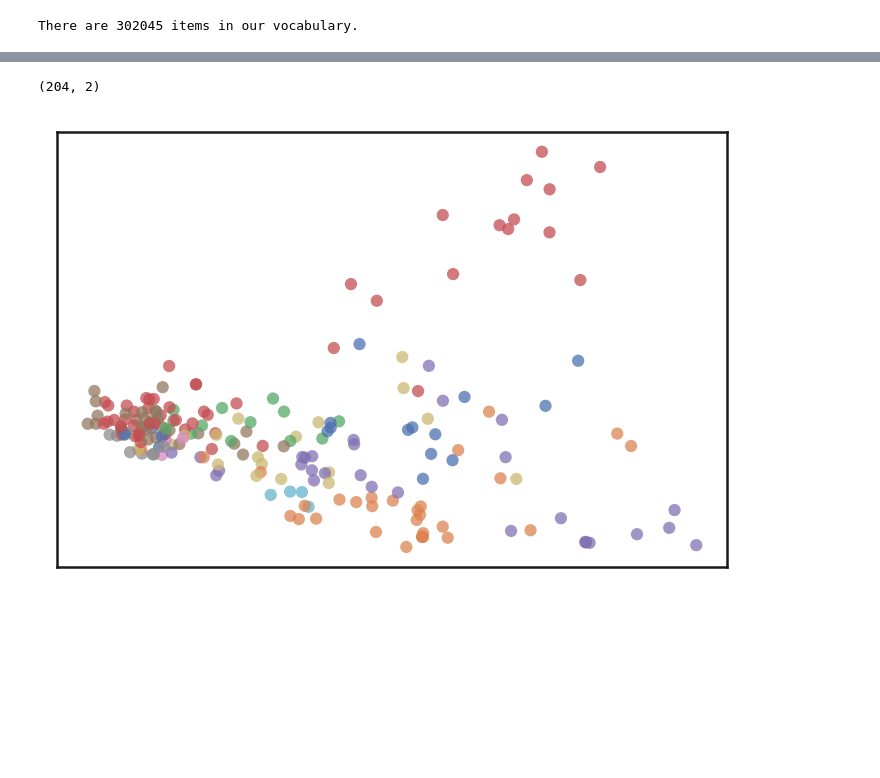
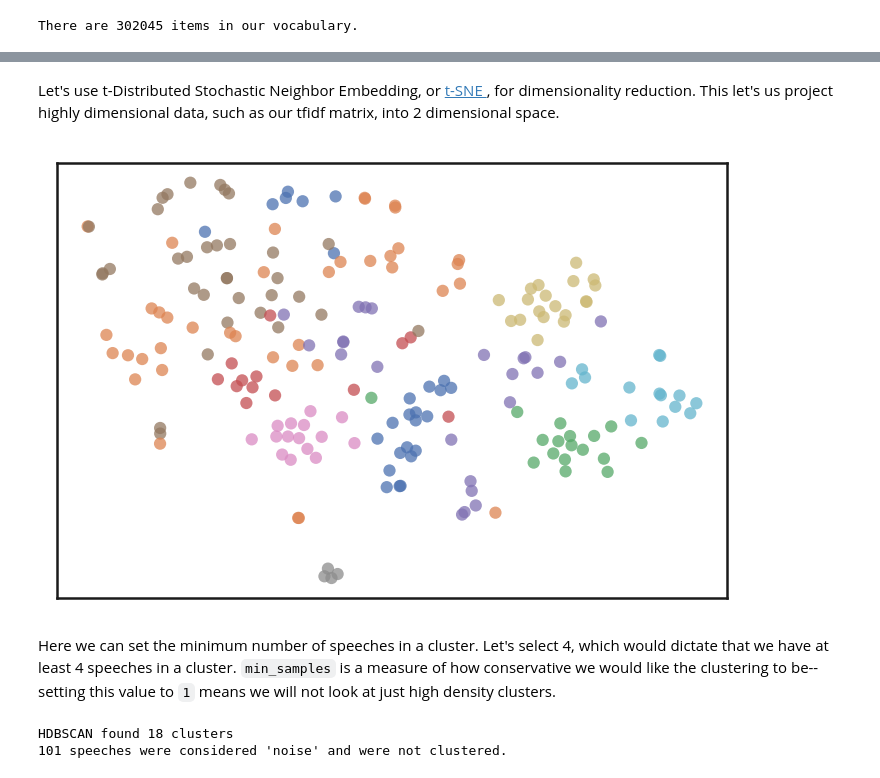
Before and after one commit to DistrictDataLabs/dod-ds-overview, a Jupyter notebook: SecDef-Clustering.ipynb, the cells around one changed output, grey strips where cells are left out. Cells and saved outputs as stored; diff of their text form; code cells hidden in the pictures; blank space fills up the shorter version.

Commit message:
updated clustering nb

```diff
--- a/SecDef-Clustering.ipynb
+++ b/SecDef-Clustering.ipynb
@@ -185,26 +180,28 @@ Wall time: 14.7 ms
-# %%
-X.shape
-# %% [output]
-(204, 2)
+# %% [markdown]
+Let's use t-Distributed Stochastic Neighbor Embedding, or [t-SNE ](https://lvdmaaten.github.io/tsne/), for dimensionality reduction. This let's us project highly dimensional data, such as our tfidf matrix, into 2 dimensional space.
+# %%
+data = tfidf_matrix.toarray()
+projection = TSNE().fit_transform(data)
 # %%
 sns.set_context('poster')
 sns.set_color_codes()
 plot_kwds = {'marker': 'o', 'alpha' : 0.75, 's' : 150, 'linewidths':0}
 
 labels = clusters
-end_time = time.time()
-palette = sns.color_palette('deep', np.unique(labels).max() + 1)
+palette = sns.color_palette(palette='deep', n_colors=np.unique(labels).max() + 1)
 colors = [palette[x] if x >= 0 else (0.75, 0.75, 0.75) for x in labels]
 
 fig, ax = plt.subplots(figsize=(12, 8))
 ax.margins(0.05)
 
-plt.scatter(X.T[0], X.T[1], c=colors, **plot_kwds)
+plt.scatter(*projection.T, c=colors, **plot_kwds)
 frame = plt.gca()
 frame.axes.get_xaxis().set_visible(False)
 frame.axes.get_yaxis().set_visible(False)
 
 
 plt.show()
 # %% [output]
-[figure, old version]
+[figure, new version]
+# %% [markdown]
+Here we can set the minimum number of speeches in a cluster. Let's select 4, which would dictate that we have at least 4 speeches in a cluster. `min_samples` is a measure of how conservative we would like the clustering to be--setting this value to `1` means we will not look at just high density clusters.
@@ -210,0 +212,13 @@ plt.show()
+# %%
+if -1 in labels:
+    num_clusters = len(set(labels)) - 1
+else:
+    num_clusters = len(set(labels))
+
+num_noise = len([i for i in labels if i == -1])
+
+print("HDBSCAN found {0} clusters".format(num_clusters))
+print("{0} speeches were considered 'noise' and were not clustered.".format(num_noise))
+# %% [output]
+HDBSCAN found 18 clusters
+101 speeches were considered 'noise' and were not clustered.
```
Also changed, not shown: parts of 10 cells of this notebook.
